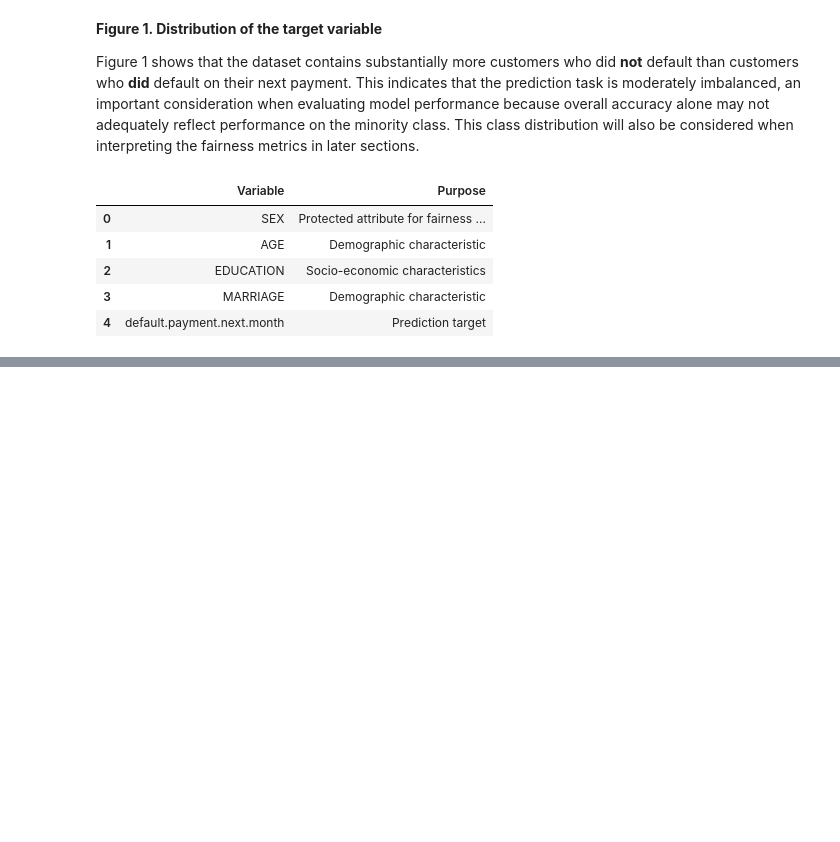
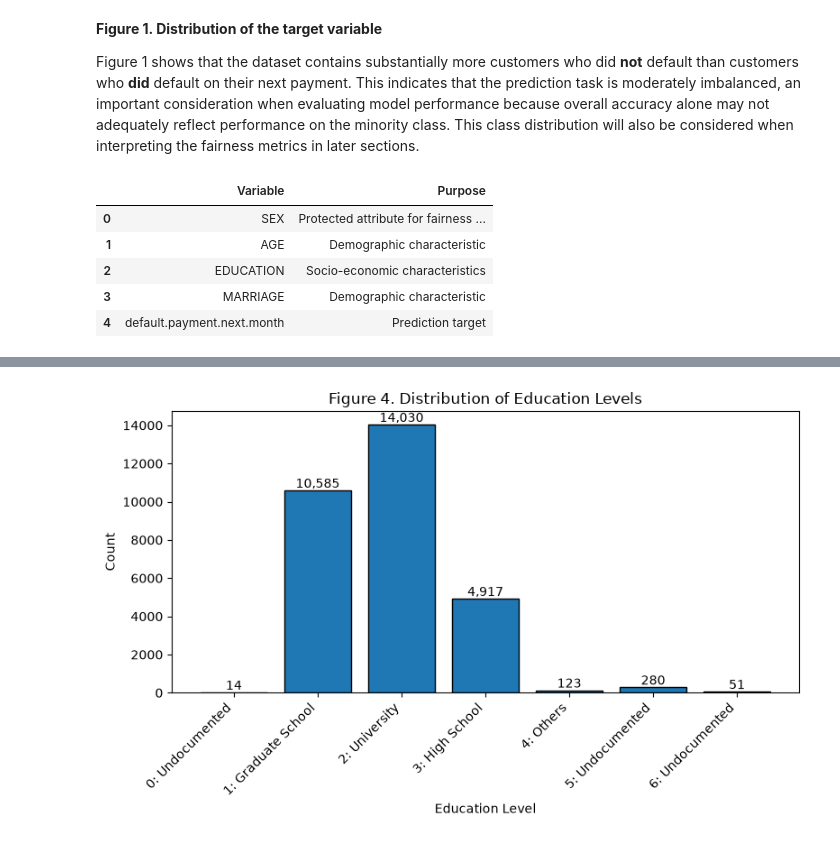
Before and after one commit to michaelhudson2205/INFO3022_Practicals, a Jupyter notebook: Mike_A1_1.ipynb, the cells around one changed output, grey strips where cells are left out. Cells and saved outputs as stored; diff of their text form; code cells hidden in the pictures; blank space fills up the shorter version.

```diff
--- a/Mike_A1_1.ipynb
+++ b/Mike_A1_1.ipynb
@@ -325,0 +417,40 @@ SEX_LABELS = {
+# %%
+# =================================================
+# Distribution of Education Levels
+# =================================================
+
+education_counts = df["EDUCATION"].value_counts().sort_index()
+
+education_labels = [
+    "0: Undocumented",
+    "1: Graduate School",
+    "2: University",
+    "3: High School",
+    "4: Others",
+    "5: Undocumented",
+    "6: Undocumented"
+]
+
+plt.figure(figsize=(8,5))
+
+bars = plt.bar(education_labels, education_counts, edgecolor="black")
+
+for i, bar in enumerate(bars):
+    height = bar.get_height()
+    plt.text(
+        bar.get_x() + bar.get_width()/2,
+        height + 150,
+        f"{height:,}",
+        ha="center"
+    )
+
+plt.title("Figure 4. Distribution of Education Levels")
+plt.xlabel("Education Level")
+plt.ylabel("Count")
+
+plt.xticks(rotation=45, ha="right")
+
+plt.tight_layout()
+plt.show()
+# %% [output]
+[figure, added]
```
Also changed, not shown: parts of 65 cells of this notebook.
